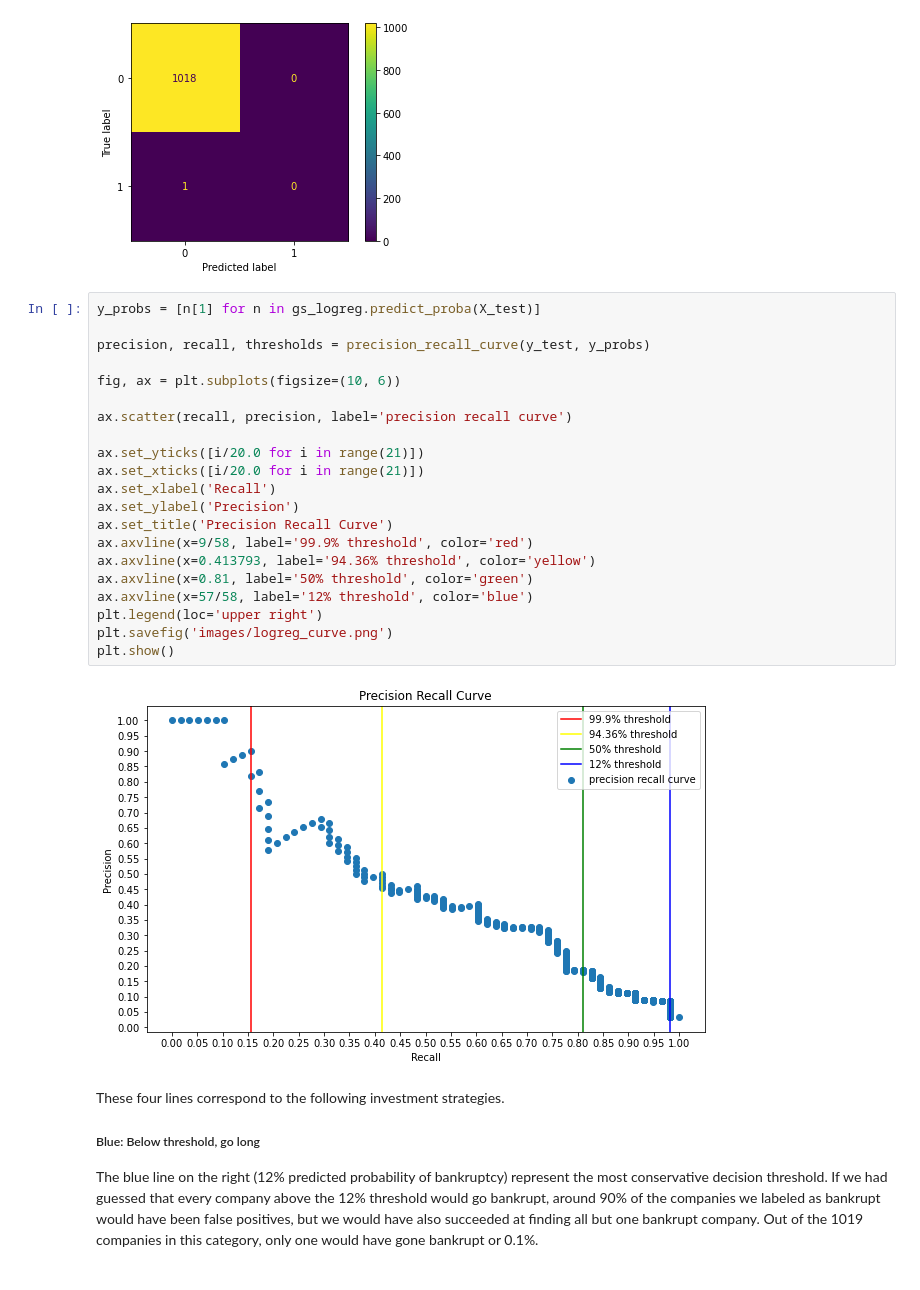
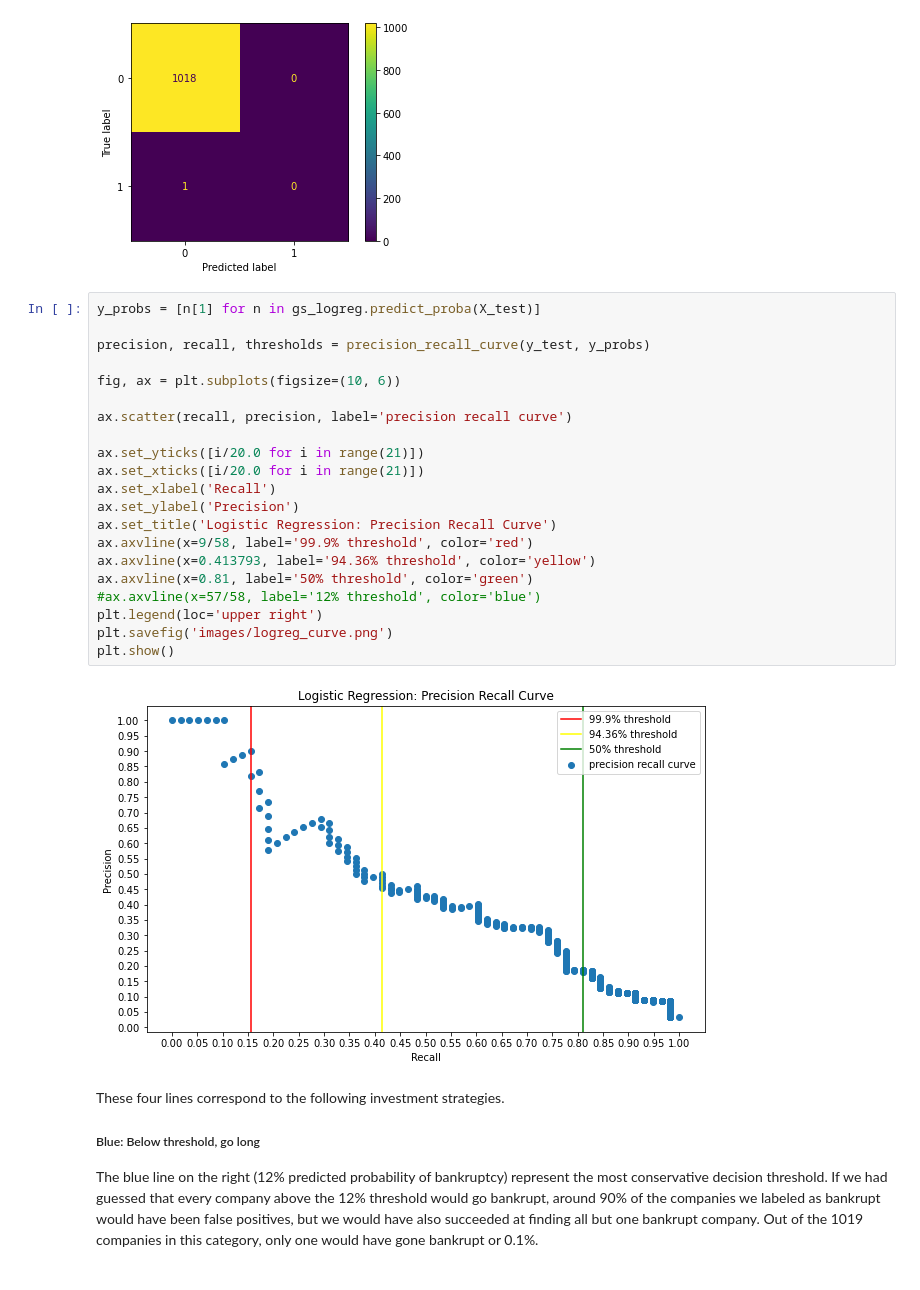
Before and after one commit to DavidKRichter/dsc-bankruptcy-project, a Jupyter notebook: index.ipynb, the cells around one changed output. Drawn from its saved outputs; the diff is of its cells as text.

```diff
--- a/index.ipynb
+++ b/index.ipynb
@@ -572,26 +572,26 @@ plt.show()
 # %%
 y_probs = [n[1] for n in gs_logreg.predict_proba(X_test)]
 
 precision, recall, thresholds = precision_recall_curve(y_test, y_probs)
 
 fig, ax = plt.subplots(figsize=(10, 6))
 
 ax.scatter(recall, precision, label='precision recall curve')
 
 ax.set_yticks([i/20.0 for i in range(21)])
 ax.set_xticks([i/20.0 for i in range(21)])
 ax.set_xlabel('Recall')
 ax.set_ylabel('Precision')
-ax.set_title('Precision Recall Curve')
+ax.set_title('Logistic Regression: Precision Recall Curve')
 ax.axvline(x=9/58, label='99.9% threshold', color='red')
 ax.axvline(x=0.413793, label='94.36% threshold', color='yellow')
 ax.axvline(x=0.81, label='50% threshold', color='green')
-ax.axvline(x=57/58, label='12% threshold', color='blue')
+#ax.axvline(x=57/58, label='12% threshold', color='blue')
 plt.legend(loc='upper right')
 plt.savefig('images/logreg_curve.png')
 plt.show()
 # %% [output]
-[figure, old version]
+[figure, new version]
 # %% [markdown]
 These four lines correspond to the following investment strategies.
 
```
Also changed, not shown: parts of 16 cells of this notebook, 4 other files.
